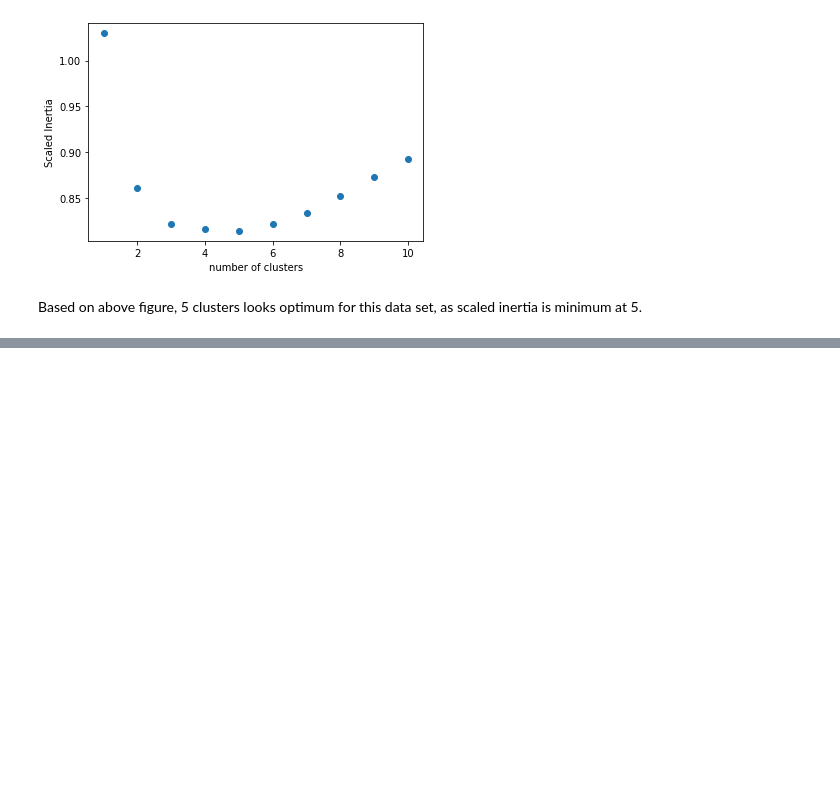
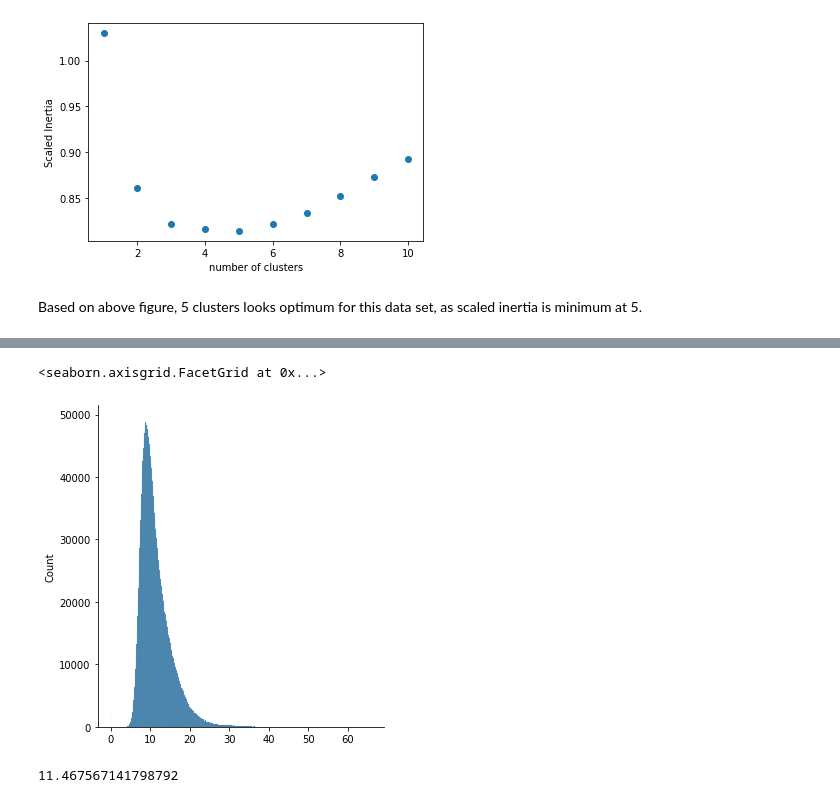
Before and after one commit to skumarudel/DSPS_SKumar, a Jupyter notebook: HW7/ClusteringGenes.ipynb, the cells around one changed output, grey strips where cells are left out. Drawn from its saved outputs; the diff is of its cells as text; code cells hidden in the pictures; blank space fills up the shorter version.

```diff
--- a/HW7/ClusteringGenes.ipynb
+++ b/HW7/ClusteringGenes.ipynb
@@ -222,0 +237,9 @@ sns.scatterplot(
+# %%
+sns.displot(distance_matrix.flatten())
+# %% [output]
+<seaborn.axisgrid.FacetGrid at 0x...>
+[figure, added]
+# %%
+np.mean(distance_matrix.flatten())
+# %% [output]
+11.467567141798792
```
Also changed, not shown: parts of 8 cells of this notebook.
